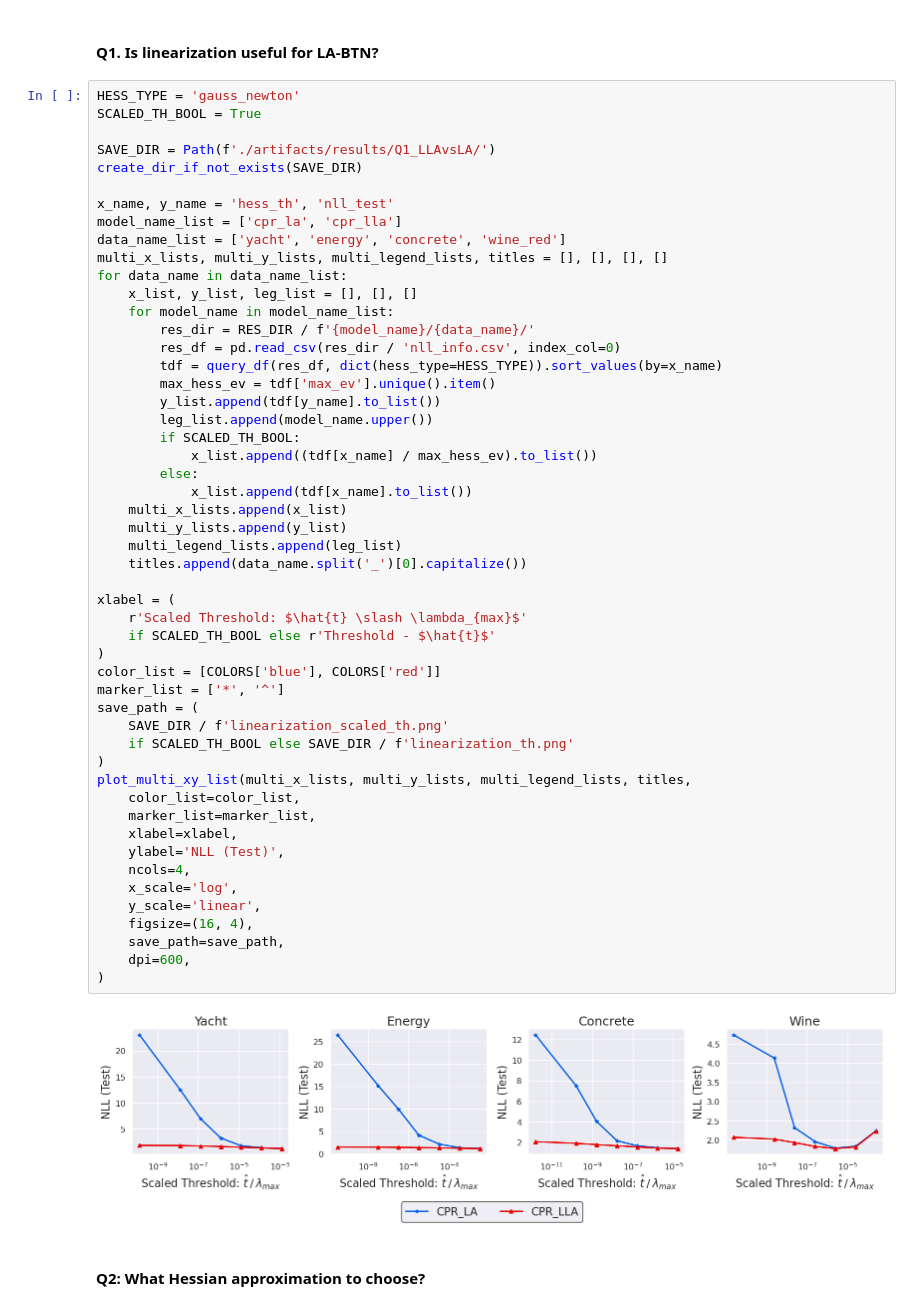
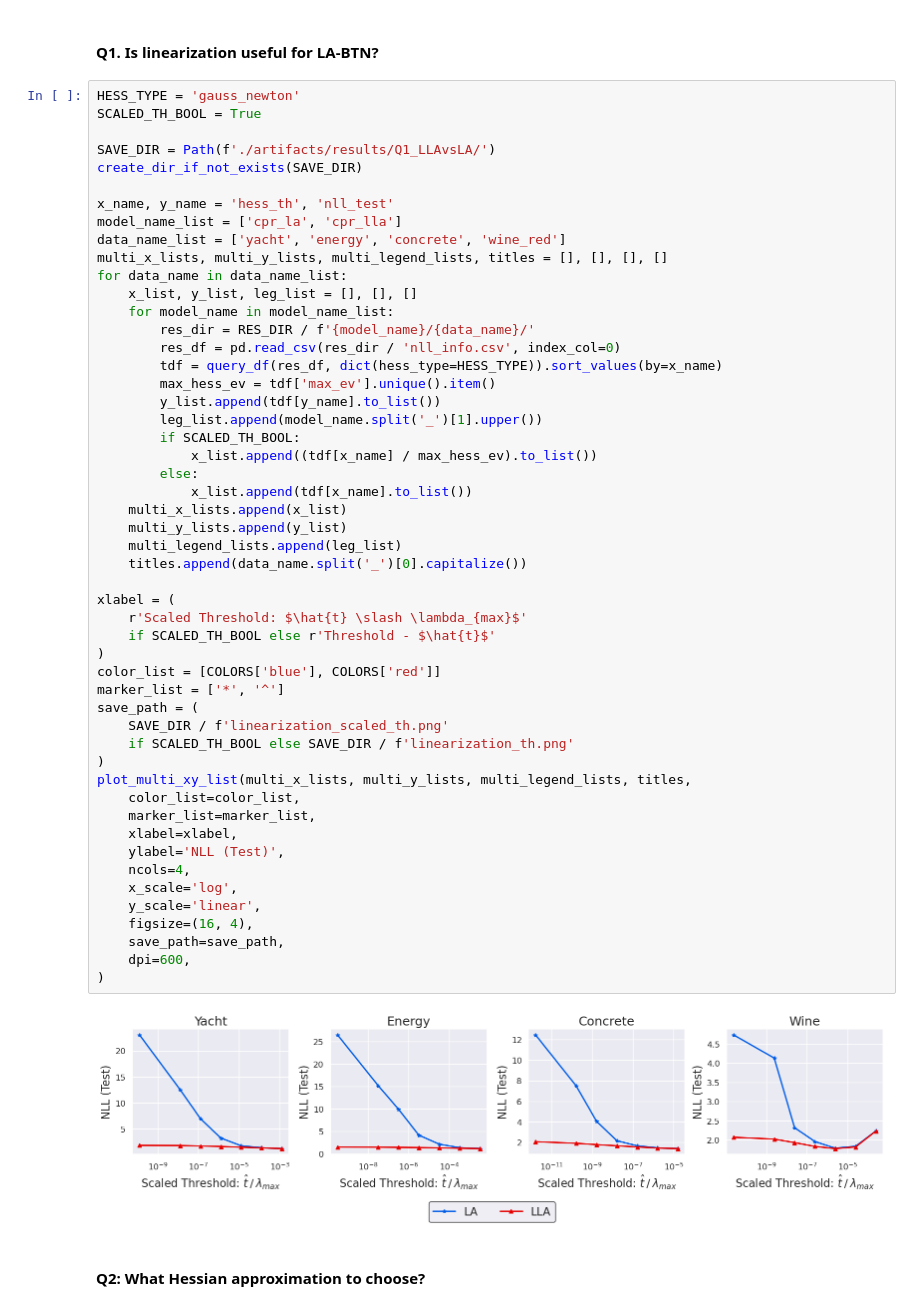
Before and after one commit to AlbMLpy/laplace-tnkm, a Jupyter notebook: experiments/ablation_study/analysis.ipynb, the cells around one changed output. Drawn from its saved outputs; the diff is of its cells as text.

Commit message:
Changed model naming

```diff
--- a/experiments/ablation_study/analysis.ipynb
+++ b/experiments/ablation_study/analysis.ipynb
@@ -40,40 +40,40 @@ for data_name in data_name_list:
         tdf = query_df(res_df, dict(hess_type=HESS_TYPE)).sort_values(by=x_name)
         max_hess_ev = tdf['max_ev'].unique().item()
         y_list.append(tdf[y_name].to_list())
-        leg_list.append(model_name.upper())
+        leg_list.append(model_name.split('_')[1].upper())
         if SCALED_TH_BOOL:
             x_list.append((tdf[x_name] / max_hess_ev).to_list())
         else:
             x_list.append(tdf[x_name].to_list())
     multi_x_lists.append(x_list)
     multi_y_lists.append(y_list)
     multi_legend_lists.append(leg_list)
     titles.append(data_name.split('_')[0].capitalize())
 
 xlabel = (
     r'Scaled Threshold: $\hat{t} \slash \lambda_{max}$'
     if SCALED_TH_BOOL else r'Threshold - $\hat{t}$'
 )
 color_list = [COLORS['blue'], COLORS['red']]
 marker_list = ['*', '^']
 save_path = (
     SAVE_DIR / f'linearization_scaled_th.png'
     if SCALED_TH_BOOL else SAVE_DIR / f'linearization_th.png'
 )
 plot_multi_xy_list(multi_x_lists, multi_y_lists, multi_legend_lists, titles,
     color_list=color_list,
     marker_list=marker_list,
     xlabel=xlabel,
     ylabel='NLL (Test)',
     ncols=4,
     x_scale='log',
     y_scale='linear',
     figsize=(16, 4),
     save_path=save_path,
     dpi=600,
 )
 # %% [output]
-[figure, old version]
+[figure, new version]
 # %% [markdown]
 #### Q2: What Hessian approximation to choose?
 # %%
```
